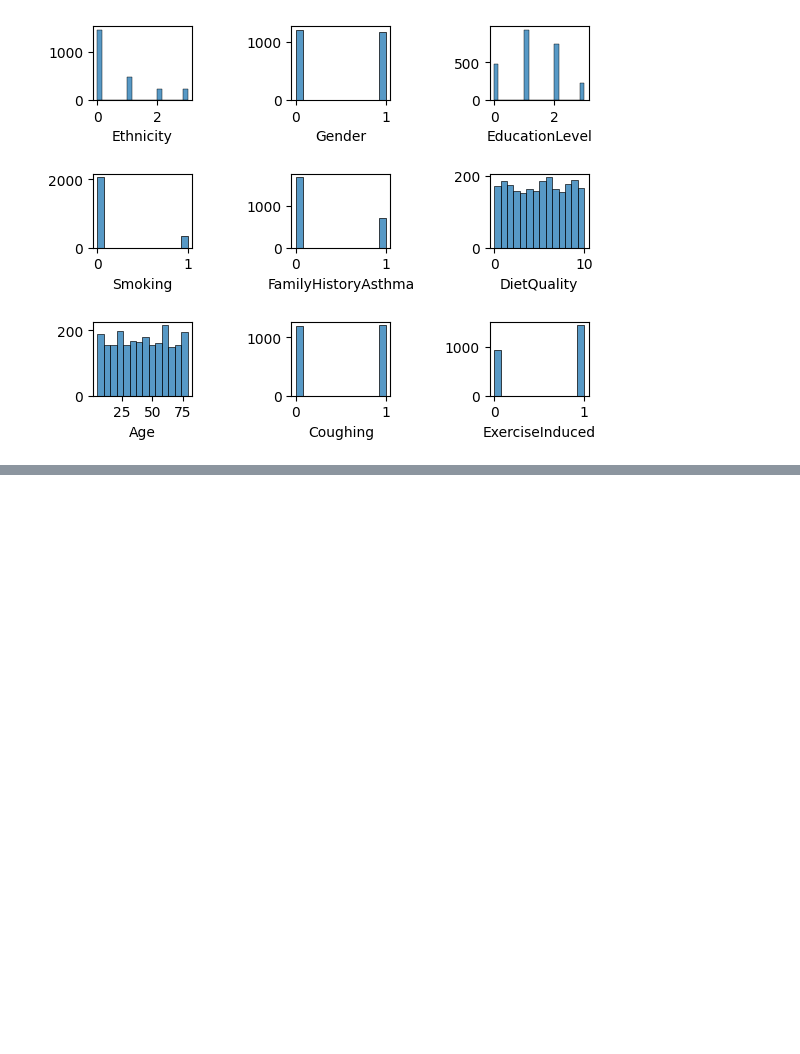
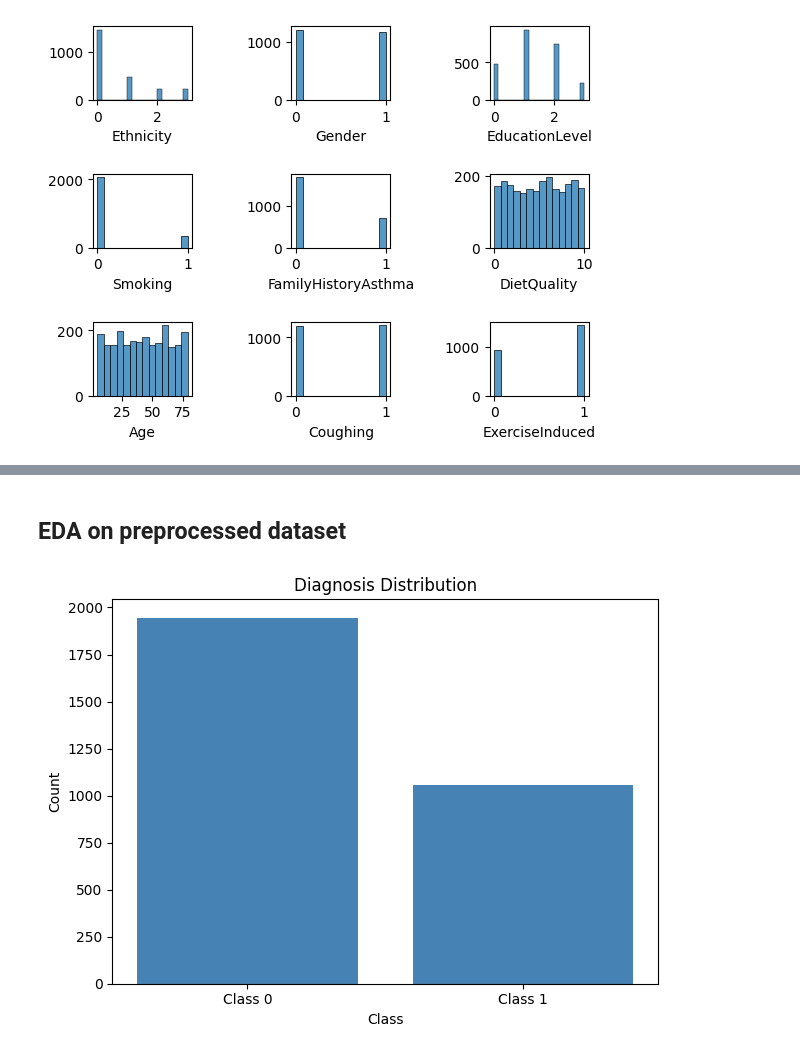
Before and after one commit to rcht/asthma-detection-ml, a Jupyter notebook: main.ipynb, the cells around one changed output, grey strips where cells are left out. Drawn from its saved outputs; the diff is of its cells as text; code cells hidden in the pictures; blank space fills up the shorter version.

```diff
--- a/main.ipynb
+++ b/main.ipynb
@@ -292,11 +55,0 @@ for col in cols:
-# %%
-cols = ['Age', 'BMI', 'LungFunctionFEV1', 'LungFunctionFVC']
-
-fig, axes = plt.subplots(nrows=2, ncols=2)
-
-counter = 0
-for col in cols:
-    sns.boxplot(train_df[col], ax=axes[counter // 2, counter % 2])
-    axes[counter // 2, counter % 2].set_ylabel("")
-    axes[counter // 2, counter % 2].set_title(col)
-    counter += 1
@@ -792,0 +225,22 @@ ROC AUC Score:  0.5231071737251513
+# %%
+y_res_clean = y_res_clean.reset_index(drop=True)
+X_res_clean = X_res_clean.reset_index(drop=True)
+
+y_res = y_res_clean
+X_res = X_res_clean
+# %% [markdown]
+## EDA on preprocessed dataset
+# %%
+unique, counts = np.unique(y_res, return_counts=True)
+
+plt.figure()
+plt.bar(unique, counts, color=['steelblue'])
+plt.xticks([0, 1], labels=['Class 0', 'Class 1'])
+plt.title('Diagnosis Distribution')
+plt.xlabel('Class')
+plt.ylabel('Count')
+
+plt.tight_layout()
+plt.show()
+# %% [output]
+[figure, added]
```
Also changed, not shown: parts of 66 cells of this notebook, 14 other files.
